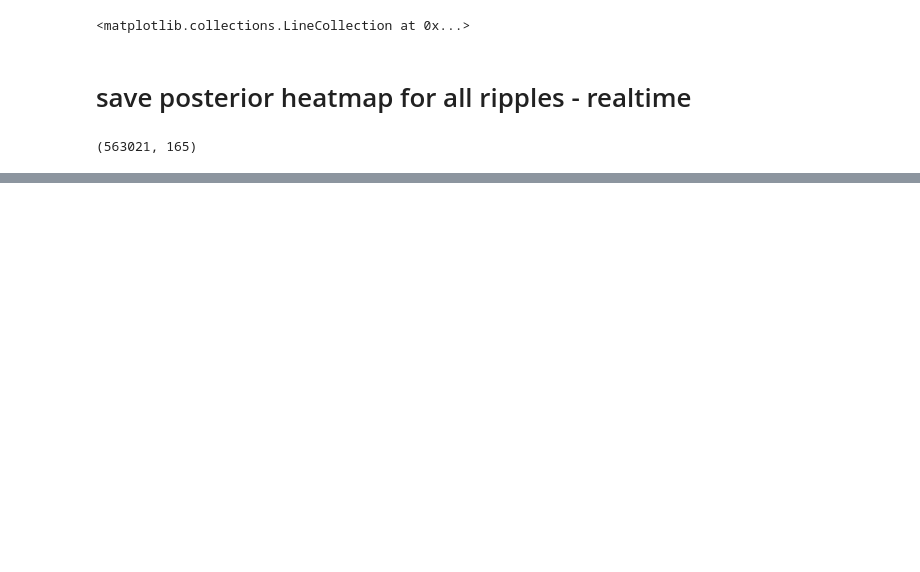
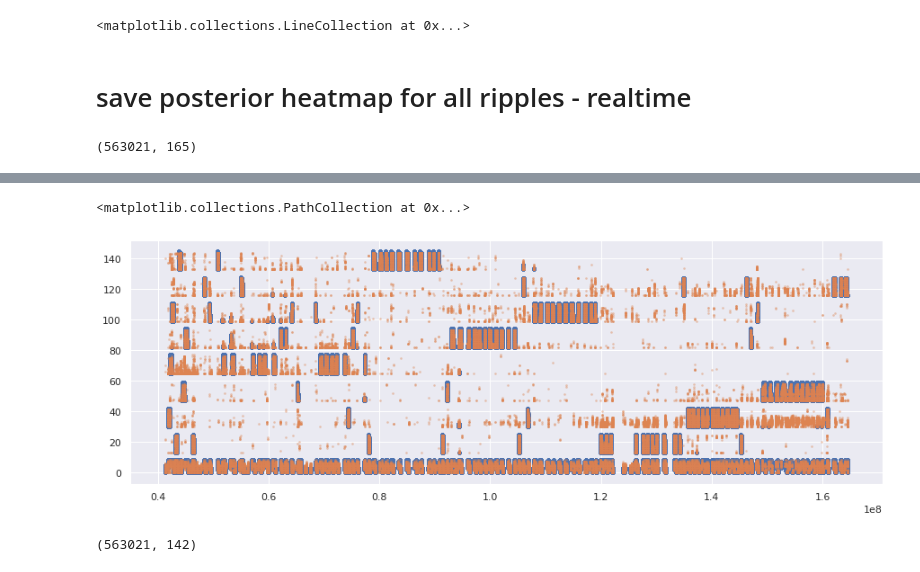
Before and after one commit to trevortknguyen/spykshrk_realtime, a Jupyter notebook: jupyter-notebooks/plot_posterior_realtime.ipynb, the cells around one changed output, grey strips where cells are left out. Cells and saved outputs as stored; diff of their text form; code cells hidden in the pictures; blank space fills up the shorter version.

```diff
--- a/jupyter-notebooks/plot_posterior_realtime.ipynb
+++ b/jupyter-notebooks/plot_posterior_realtime.ipynb
@@ -854,0 +1072,39 @@ for timestamp in stim_lockout[stim_lockout['lockout_state']==1]['timestamp'].val
+# %%
+#offline position and decoded position
+plt.figure(figsize=(15,5))
+
+plt.scatter(post_error_plot_off['timestamp'].values,post_error_plot_off['linpos_flat'].values,s=10)
+plt.scatter(post_error_plot_off['timestamp'].values,post_error_plot_off['posterior_max'].values,s=3,alpha=0.3)
+# %% [output]
+<matplotlib.collections.PathCollection at 0x...>
+[figure, added]
+# %%
+# for real-time posterior
+#post_error1 = decoder_data.copy()
+post_error1 = likelihood_data.copy()
+
+#post_error1.drop(columns=['rec_ind','wall_time','bin_timestamp','velocity','real_pos','spike_count','ripple',
+#                          'ripple_number','ripple_length','shortcut_message','box','arm1','arm2','arm3','arm4','arm5',
+#                          'arm6','arm7','arm8','raw_x','raw_y','smooth_x','smooth_y'],inplace=True)
+
+post_error1.drop(columns=['rec_ind','wall_time','bin_timestamp','real_pos','spike_count'],inplace=True)
+
+post_error1.fillna(0,inplace=True)
+post_error1['max_position'] = post_error1.idxmax(axis=1)
+post_error1['max_position'] = post_error1['max_position'].str.replace('x','')
+post_error1['max_position'] = post_error1['max_position'].astype(int)
+
+#now need to add back columns 'timestamp','real_pos_time','real_pos'
+# try adding back spike_count too
+post_error1['timestamp'] = likelihood_data['bin_timestamp']
+#post_error1['real_vel'] = decoder_data['velocity']
+post_error1['real_pos'] = likelihood_data['real_pos']
+post_error1['spike_count'] = likelihood_data['spike_count']
+#this is the error column in centimeters
+post_error1['error_cm'] = abs(post_error1['max_position']-likelihood_data['real_pos'])*5
+
+post_error1.shape
+#post_error_plot_realtime = post_error1[post_error1['real_vel']>8]
+#post_error_plot_realtime.shape
+# %% [output]
+(563021, 142)
```
Also changed, not shown: parts of 18 cells of this notebook, 9 other files.
